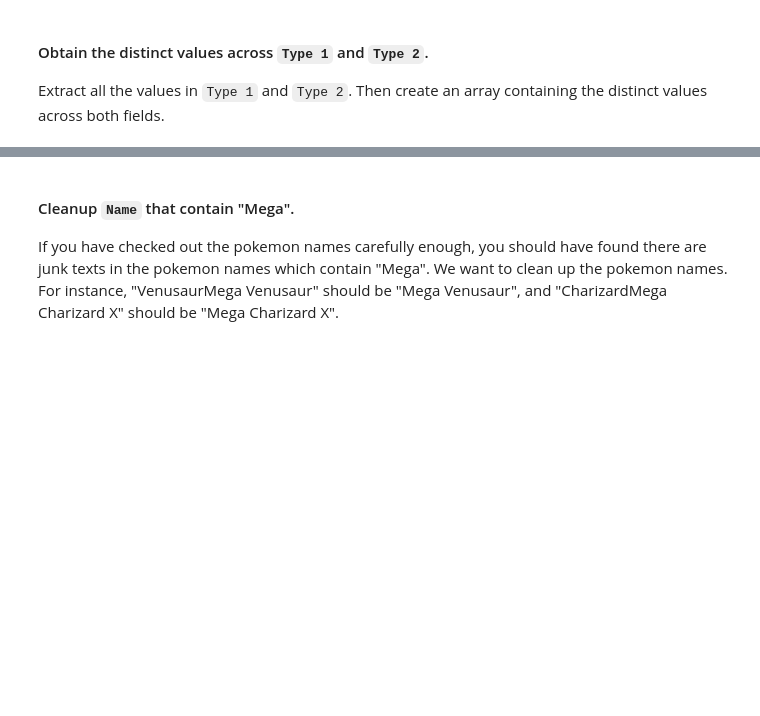
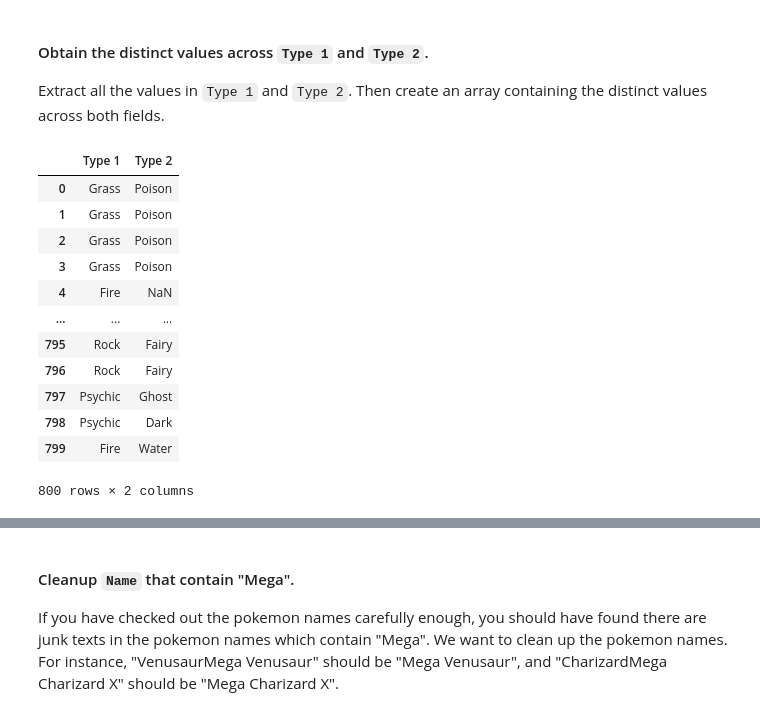
Before and after one commit to ta-data-bcn/lab-df-calculation-and-transformation, a Jupyter notebook: your-code/challenge-1.ipynb, the cells around one changed output, grey strips where cells are left out. Drawn from its saved outputs; the diff is of its cells as text; code cells hidden in the pictures; blank space fills up the shorter version.

```diff
--- a/your-code/challenge-1.ipynb
+++ b/your-code/challenge-1.ipynb
@@ -50,0 +66,16 @@ Extract all the values in `Type 1` and `Type 2`. Then create an array containing
+# %%
+pokemon.loc[:,['Type 1', 'Type 2']]
+# %% [output]
+|  | Type 1 | Type 2 |
+| 0 | Grass | Poison |
+| 1 | Grass | Poison |
+| 2 | Grass | Poison |
+| 3 | Grass | Poison |
+| 4 | Fire | NaN |
+| ... | ... | ... |
+| 795 | Rock | Fairy |
+| 796 | Rock | Fairy |
+| 797 | Psychic | Ghost |
+| 798 | Psychic | Dark |
+| 799 | Fire | Water |
+800 rows × 2 columns
```
Also changed, not shown: parts of 15 cells of this notebook, 6 other files.
